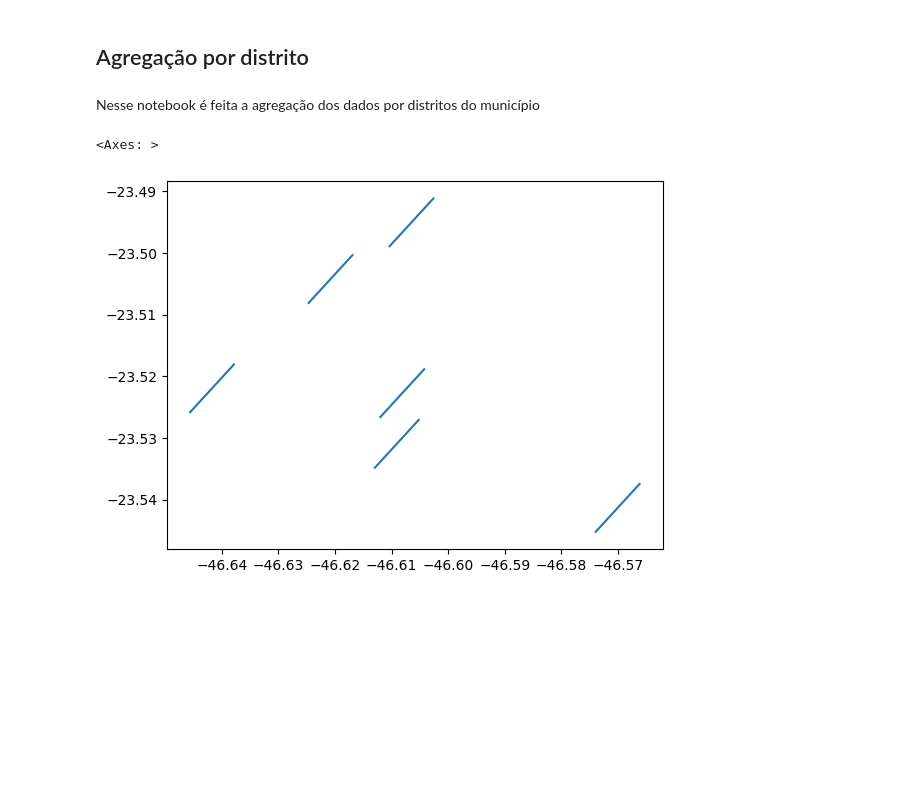
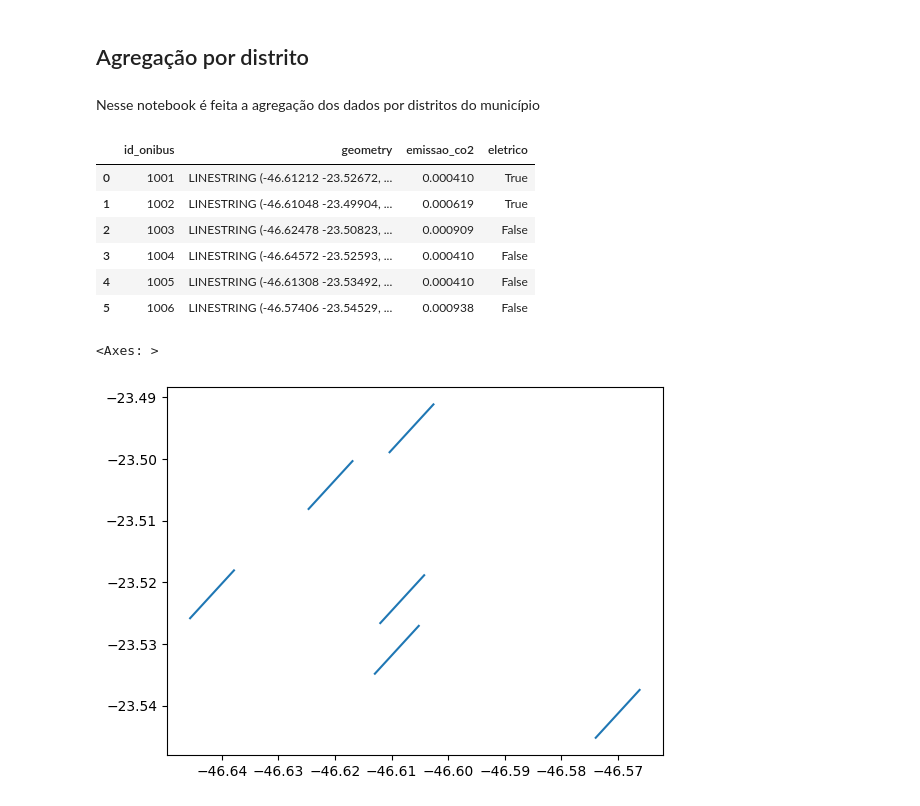
Before and after one commit to sepep-pmsp/dash_onibus_eletricos, a Jupyter notebook: 04_agg_distrito.ipynb, the cells around one changed output. Saved outputs shown, nothing was run; the diff lists cells and outputs as text; code cells hidden in the pictures; blank space fills up the shorter version.

```diff
--- a/04_agg_distrito.ipynb
+++ b/04_agg_distrito.ipynb
@@ -22,3 +30,13 @@ trajetos = gpd.GeoDataFrame(trajetos, geometry="geometry", crs="EPSG:4326").rese
+# %%
+trajetos
+# %% [output]
+|  | id_onibus | geometry | emissao_co2 | eletrico |
+| 0 | 1001 | LINESTRING (-46.61212 -23.52672, ... | 0.000410 | True |
+| 1 | 1002 | LINESTRING (-46.61048 -23.49904, ... | 0.000619 | True |
+| 2 | 1003 | LINESTRING (-46.62478 -23.50823, ... | 0.000909 | False |
+| 3 | 1004 | LINESTRING (-46.64572 -23.52593, ... | 0.000410 | False |
+| 4 | 1005 | LINESTRING (-46.61308 -23.53492, ... | 0.000410 | False |
+| 5 | 1006 | LINESTRING (-46.57406 -23.54529, ... | 0.000938 | False |
 # %%
 trajetos.plot()
 # %% [output]
```
Also changed, not shown: parts of 12 cells of this notebook.
